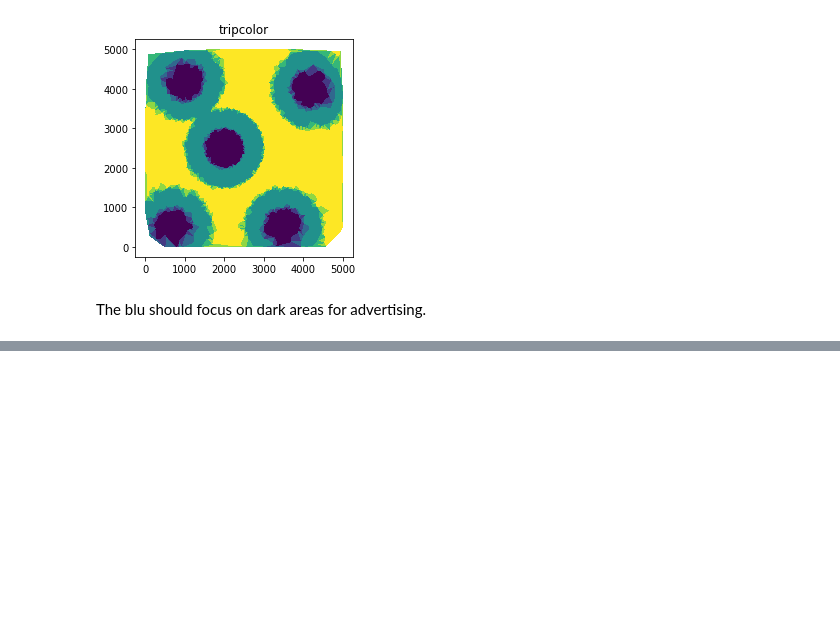
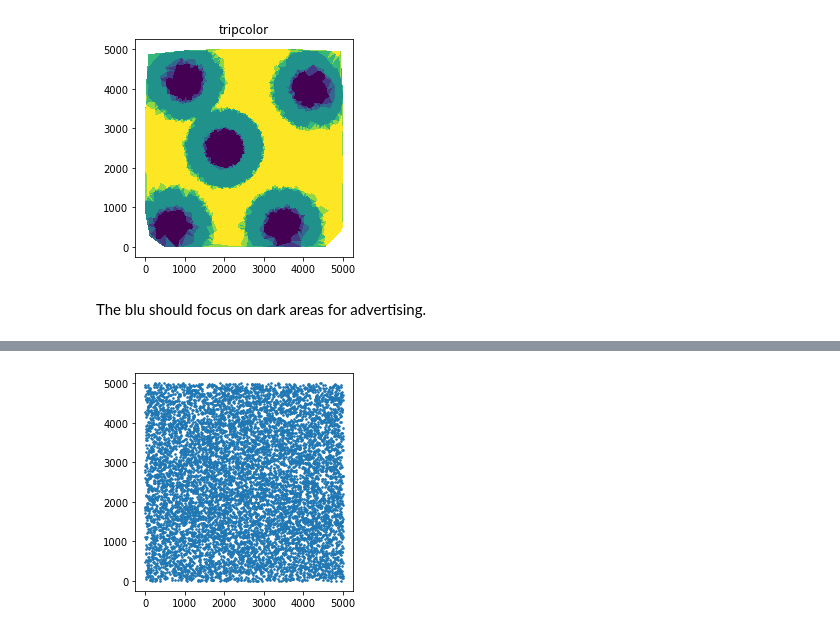
Before and after one commit to sshmo/Data_Science_Mini_Project, a Jupyter notebook: blu Marketing/blu Marketing.ipynb, the cells around one changed output, grey strips where cells are left out. Saved outputs shown, nothing was run; the diff lists cells and outputs as text; code cells hidden in the pictures; blank space fills up the shorter version.

```diff
--- a/blu Marketing/blu Marketing.ipynb
+++ b/blu Marketing/blu Marketing.ipynb
@@ -81,0 +82,25 @@ The blu should focus on dark areas for advertising.
+# %%
+n_banks = 10000
+
+i = 0
+banks_x = []
+banks_y = []
+
+i=0
+while i < n_banks:
+    x = np.random.normal(loc=0, scale=5000)
+    y = np.random.normal(loc=0, scale=5000)
+    if abs(x) < 2500 and abs(y) < 2500:
+        banks_x.append(x)
+        banks_y.append(y)
+        i+=1
+
+for i in range(0, n_banks):
+    banks_x[i] += 2500
+    banks_y[i] += 2500
+
+plt.scatter(banks_x, banks_y, marker=".",s=10)
+plt.gca().set_aspect('equal', adjustable='box')
+plt.draw()
+# %% [output]
+[figure, added]
```
Also changed, not shown: parts of 4 cells of this notebook.
